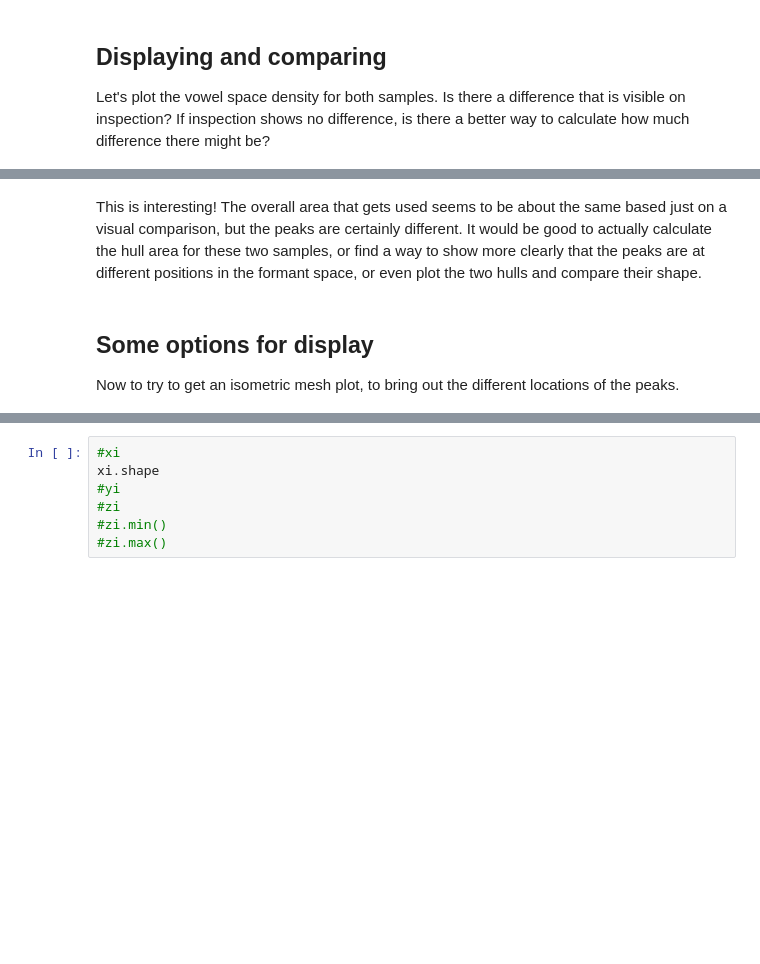
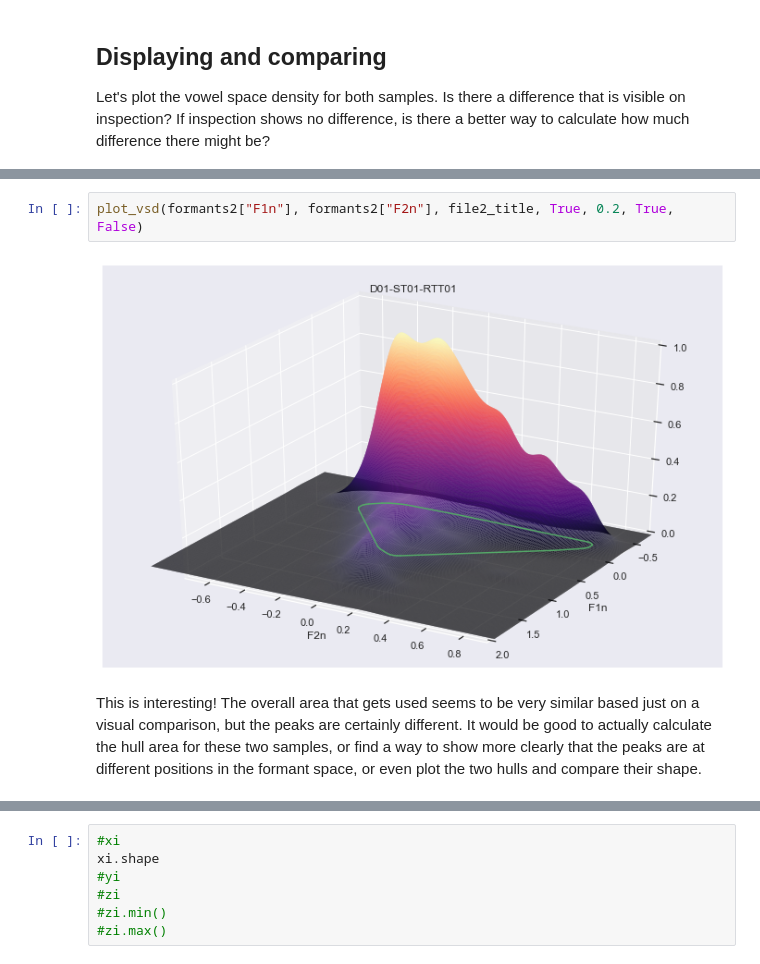
Before and after one commit to euangeleo/vsd-verify, a Jupyter notebook: Q1 - Same speaker different story/Q1 same speaker different story.ipynb, the cells around one changed output, grey strips where cells are left out. Saved outputs shown, nothing was run; the diff lists cells and outputs as text; blank space fills up the shorter version.

```diff
--- a/Q1 - Same speaker different story/Q1 same speaker different story.ipynb
+++ b/Q1 - Same speaker different story/Q1 same speaker different story.ipynb
@@ -150,5 +269,6 @@ plt.show()
+# %%
+plot_vsd(formants2["F1n"], formants2["F2n"], file2_title, True, 0.2, True, False)
+# %% [output]
+[figure, added]
 # %% [markdown]
-This is interesting! The overall area that gets used seems to be about the same based just on a visual comparison, but the peaks are certainly different. It would be good to actually calculate the hull area for these two samples, or find a way to show more clearly that the peaks are at different positions in the formant space, or even plot the two hulls and compare their shape.
+This is interesting! The overall area that gets used seems to be very similar based just on a visual comparison, but the peaks are certainly different. It would be good to actually calculate the hull area for these two samples, or find a way to show more clearly that the peaks are at different positions in the formant space, or even plot the two hulls and compare their shape.
-# %% [markdown]
-<h2>Some options for display</h2>
-Now to try to get an isometric mesh plot, to bring out the different locations of the peaks.
```
Also changed, not shown: parts of 23 cells of this notebook.
